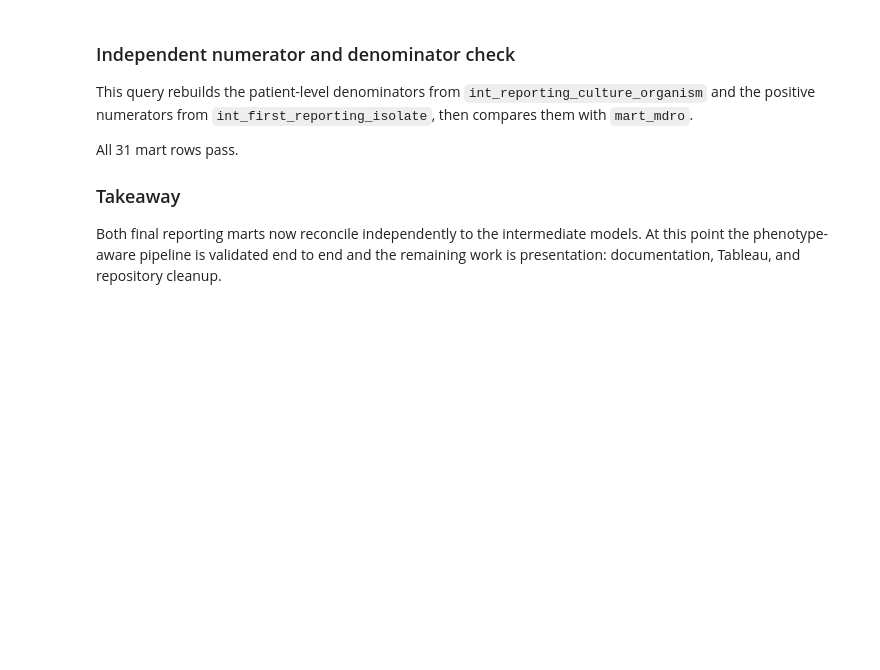
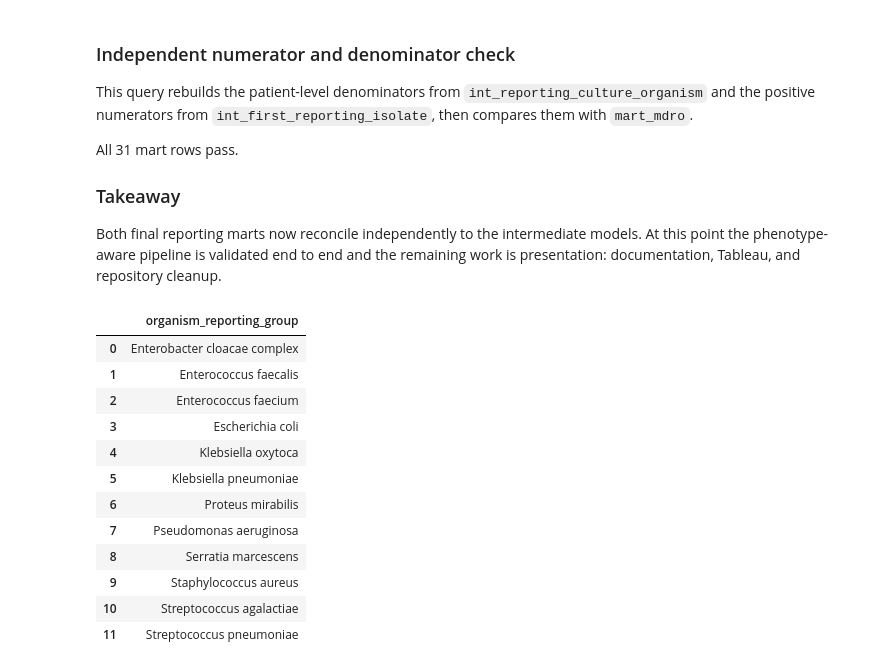
Before and after one commit to clarkbrendenj/ELT-Microbiology, a Jupyter notebook: notebooks/pipeline validation2/12_validate_mdro_mart.ipynb, the cells around one changed output. Drawn from its saved outputs; the diff is of its cells as text; code cells hidden in the pictures; blank space fills up the shorter version.

```diff
--- a/notebooks/pipeline validation2/12_validate_mdro_mart.ipynb
+++ b/notebooks/pipeline validation2/12_validate_mdro_mart.ipynb
@@ -223,3 +223,24 @@ All 31 mart rows pass.
 ### Takeaway
 
 Both final reporting marts now reconcile independently to the intermediate models. At this point the phenotype-aware pipeline is validated end to end and the remaining work is presentation: documentation, Tableau, and repository cleanup.
+# %%
+%sql
+select distinct
+    organism_reporting_group
+from workspace.micro_dev.mart_susceptibility
+
+order by organism_reporting_group;
+# %% [output]
+|  | organism_reporting_group |
+| 0 | Enterobacter cloacae complex |
+| 1 | Enterococcus faecalis |
+| 2 | Enterococcus faecium |
+| 3 | Escherichia coli |
+| 4 | Klebsiella oxytoca |
+| 5 | Klebsiella pneumoniae |
+| 6 | Proteus mirabilis |
+| 7 | Pseudomonas aeruginosa |
+| 8 | Serratia marcescens |
+| 9 | Staphylococcus aureus |
+| 10 | Streptococcus agalactiae |
+| 11 | Streptococcus pneumoniae |
```
Also changed, not shown: parts of 3 cells of this notebook, 7 other files.
